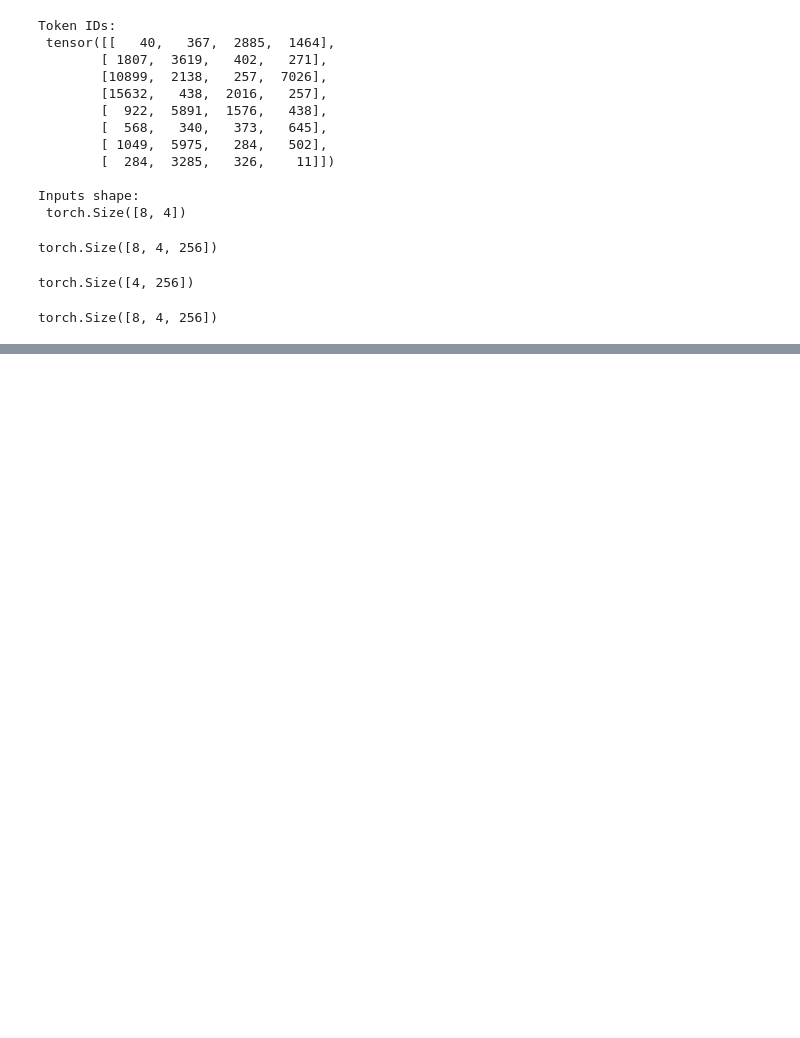
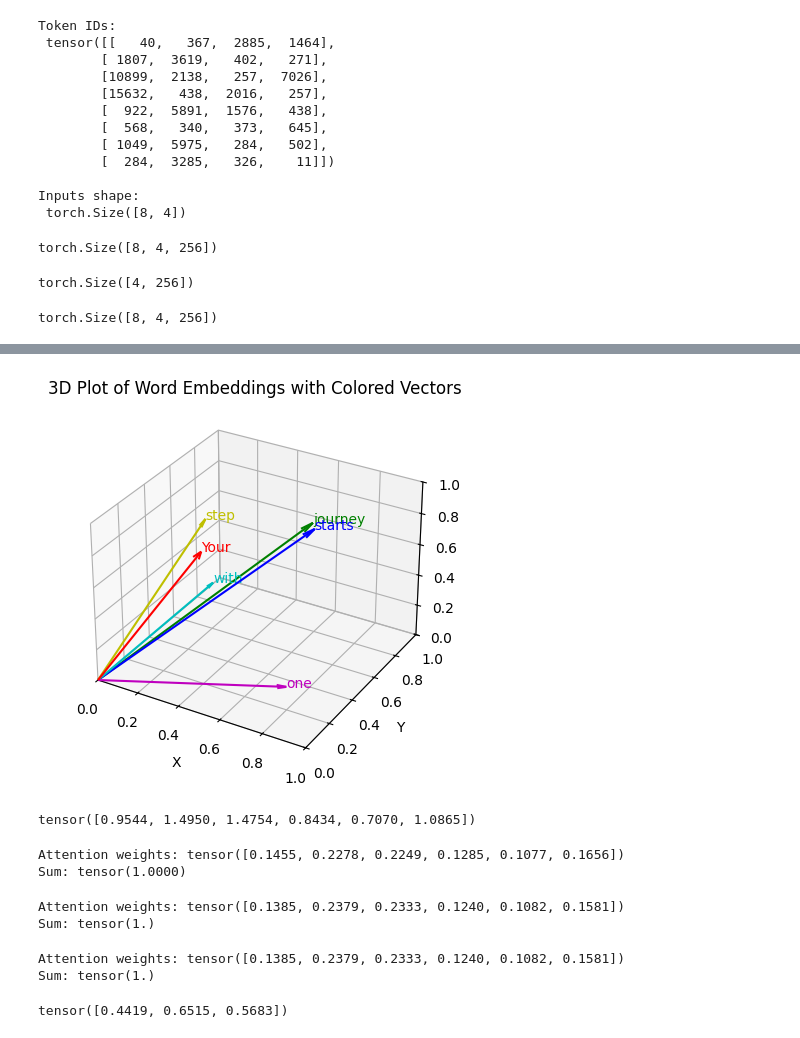
Before and after one commit to Sathvik-Shetty-1569/LLM, a Jupyter notebook: model.ipynb, the cells around one changed output, grey strips where cells are left out. Drawn from its saved outputs; the diff is of its cells as text; code cells hidden in the pictures; blank space fills up the shorter version.

Commit message:
Context Vector

```diff
--- a/model.ipynb
+++ b/model.ipynb
@@ -373,0 +433,74 @@ torch.Size([8, 4, 256])
+# %%
+# Create 3D plot with vectors from origin to each point, using different colors
+fig = plt.figure()
+ax = fig.add_subplot(111, projection='3d')
+
+# Define a list of colors for the vectors
+colors = ['r', 'g', 'b', 'c', 'm', 'y']
+
+# Plot each vector with a different color and annotate with the corresponding word
+for (x, y, z, word, color) in zip(x_coords, y_coords, z_coords, words, colors):
+    # Draw vector from origin to the point (x, y, z) with specified color and smaller arrow length ratio
+    ax.quiver(0, 0, 0, x, y, z, color=color, arrow_length_ratio=0.05)
+    ax.text(x, y, z, word, fontsize=10, color=color)
+
+# Set labels for axes
+ax.set_xlabel('X')
+ax.set_ylabel('Y')
+ax.set_zlabel('Z')
+
+# Set plot limits to keep arrows within the plot boundaries
+ax.set_xlim([0, 1])
+ax.set_ylim([0, 1])
+ax.set_zlim([0, 1])
+
+plt.title('3D Plot of Word Embeddings with Colored Vectors')
+plt.show()
+# %% [output]
+[figure, added]
+# %%
+query = inputs[1]  # 2nd input token is the query
+
+attn_scores_2 = torch.empty(inputs.shape[0])
+for i, x_i in enumerate(inputs):
+    attn_scores_2[i] = torch.dot(x_i, query) # dot product (transpose not necessary here since they are 1-dim vectors)
+
+print(attn_scores_2)
+# %% [output]
+tensor([0.9544, 1.4950, 1.4754, 0.8434, 0.7070, 1.0865])
+# %%
+attn_weights_2_tmp = attn_scores_2 / attn_scores_2.sum()
+
+print("Attention weights:", attn_weights_2_tmp)
+print("Sum:", attn_weights_2_tmp.sum())
+# %% [output]
+Attention weights: tensor([0.1455, 0.2278, 0.2249, 0.1285, 0.1077, 0.1656])
+Sum: tensor(1.0000)
+# %%
+def softmax_naive(x):
+    return torch.exp(x) / torch.exp(x).sum(dim=0)
+
+attn_weights_2_naive = softmax_naive(attn_scores_2)
+
+print("Attention weights:", attn_weights_2_naive)
+print("Sum:", attn_weights_2_naive.sum())
+# %% [output]
+Attention weights: tensor([0.1385, 0.2379, 0.2333, 0.1240, 0.1082, 0.1581])
+Sum: tensor(1.)
+# %%
+attn_weights_2 = torch.softmax(attn_scores_2, dim=0)
+print("Attention weights:", attn_weights_2)
+print("Sum:", attn_weights_2.sum())
+# %% [output]
+Attention weights: tensor([0.1385, 0.2379, 0.2333, 0.1240, 0.1082, 0.1581])
+Sum: tensor(1.)
+# %%
+query = inputs[1] # 2nd input token is the query
+
+context_vec_2 = torch.zeros(query.shape)
+for i,x_i in enumerate(inputs):
+    context_vec_2 += attn_weights_2[i]*x_i
+
+print(context_vec_2)
+# %% [output]
+tensor([0.4419, 0.6515, 0.5683])
```
Also changed, not shown: parts of 7 cells of this notebook.
